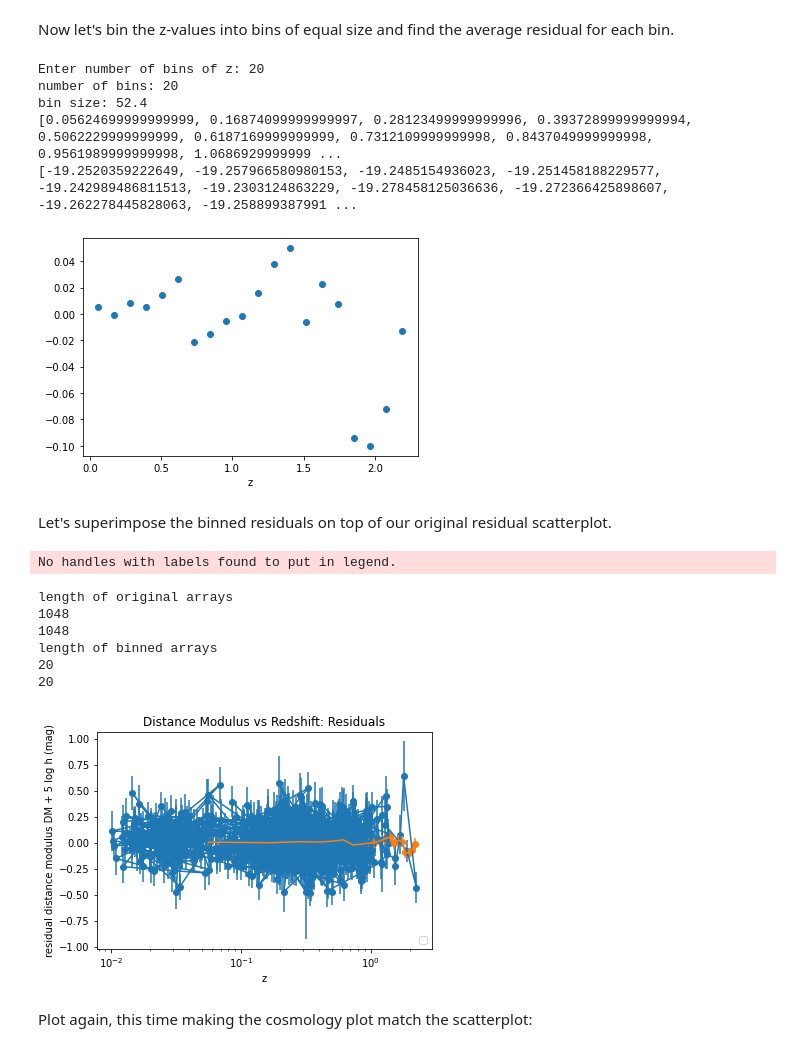
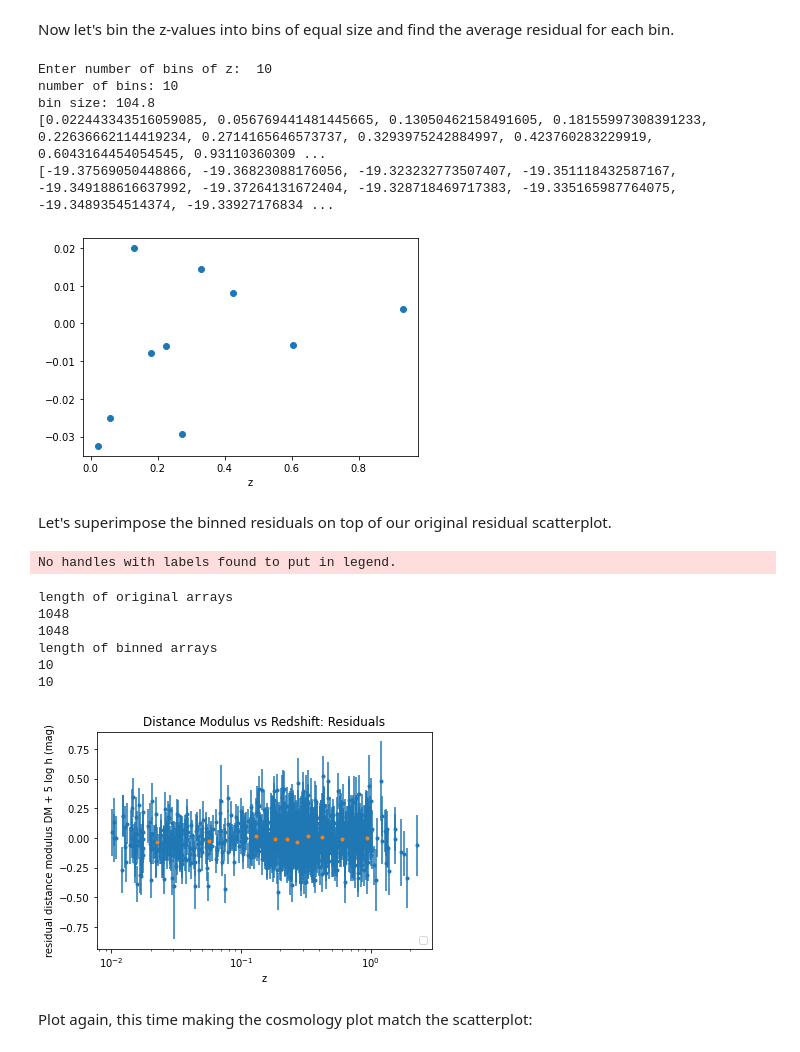
Before and after one commit to henryshi1/cosmology, a Jupyter notebook: URECA_2020/Figure_11-v07-bins.ipynb, the cells around one changed output. Cells and saved outputs as stored; diff of their text form; code cells hidden in the pictures.

```diff
--- a/URECA_2020/Figure_11-v07-bins.ipynb
+++ b/URECA_2020/Figure_11-v07-bins.ipynb
@@ -336,8 +336,6 @@ bin_mean = 0.0                                      # average residual for the g
 bin_means = []                                      # average residuals for bins, in an array
 bin_mean_se = 0.0                                   # standard error of the current bin
 bin_mean_ses = []                                   # array of standard errors of bins
-sum_wj_rj = 0.0                                     # sum of: (weight times residual)
-sum_wj = 0.0                                        # sum of weights
 
 print("number of bins: " + str(Nbins))
 print("bin size: " + str(bin_size))
@@ -345,16 +343,20 @@ print("bin size: " + str(bin_size))
 # iterate over all bins, calculate average residual for each bin
 
 for i in range(Nbins):
-    cur_z += zstep                      # increment the current average binned z value
-
     wj = 0.0           # weight
     rj = 0.0           # residual
+    zj = 0.0
+
+    sum_wj_rj = 0.0                                     # sum of: (weight times residual)
+    sum_wj = 0.0                                        # sum of weights
+    sum_wj_zj = 0.0
 
     # Inside the current bin, sum the residuals
     while (j < math.ceil((i+1)*bin_size) and j < len(res)): # Inside the current bin, sum the residuals
         rj = res[j]
-        wj = 1.0/sigma_res[j]
+        wj = 1.0/(sigma_res[j]*sigma_res[j])
         sum_wj_rj += wj * rj
+        sum_wj_zj += wj * zs[j]
         sum_wj += wj
         j+=1
 
@@ -366,6 +368,7 @@ for i in range(Nbins):
     bin_mean_ses.append(bin_mean_se)
 
     # Append the current z-value to array of binned z-values
+    cur_z = sum_wj_zj / sum_wj
     binned_z.append(cur_z)
 
     # reset incremental values to 0
@@ -385,47 +388,47 @@ plt.ylabel("")
 plt.scatter(binned_z, bin_means-avg_res)
 plt.show()
 # %% [output]
-Enter number of bins of z: 20
-number of bins: 20
-bin size: 52.4
-[0.05624699999999999, 0.16874099999999997, 0.28123499999999996, 0.39372899999999994, 0.5062229999999999, 0.6187169999999999, 0.7312109999999998, 0.8437049999999998, 0.9561989999999998, 1.0686929999999 ...
-[-19.2520359222649, -19.257966580980153, -19.2485154936023, -19.251458188229577, -19.242989486811513, -19.2303124863229, -19.278458125036636, -19.272366425898607, -19.262278445828063, -19.258899387991 ...
+Enter number of bins of z:  10
+number of bins: 10
+bin size: 104.8
+[0.022443343516059085, 0.056769441481445665, 0.13050462158491605, 0.18155997308391233, 0.22636662114419234, 0.2714165646573737, 0.3293975242884997, 0.423760283229919, 0.6043164454054545, 0.93110360309 ...
+[-19.37569050448866, -19.36823088176056, -19.323232773507407, -19.351118432587167, -19.349188616637992, -19.37264131672404, -19.328718469717383, -19.335165987764075, -19.3489354514374, -19.33927176834 ...
-[figure, old version]
+[figure, new version]
 # %% [markdown]
 Let's superimpose the binned residuals on top of our original residual scatterplot.
 # %%
 print("length of original arrays")
 print(len(sne_x))
 print(len(res))
 print("length of binned arrays")
 print(len(binned_z))
 print(len(bin_means))
 
 param_text = r"$\left(\Omega_M, w\right) = " + "(" + str(omega_m) + ", " + str(w) + ")$"
 
 plt.title("Distance Modulus vs Redshift: Residuals")
 plt.xlabel("z")
 plt.ylabel("residual distance modulus DM + 5 log h (mag)")
 
 # Original residuals
-plt.scatter(sne_x, res-avg_res)
-plt.errorbar(sne_x, res-avg_res, yerr=sigma_res)
+#plt.scatter(sne_x, res-avg_res)
+plt.errorbar(zs, res-avg_res, yerr=sigma_res, fmt='.')
 
 # Binned residuals
-plt.scatter(binned_z, bin_means-avg_res)
-plt.errorbar(binned_z, bin_means-avg_res, yerr=bin_mean_ses)
+#plt.scatter(binned_z, bin_means-avg_res)
+plt.errorbar(binned_z, bin_means-avg_res, yerr=bin_mean_ses, fmt='.')
 plt.xscale('log')
 plt.legend(loc='lower right')
 plt.show()
 # %% [output]
 No handles with labels found to put in legend.
 length of original arrays
 1048
 1048
 length of binned arrays
-20
-20
+10
+10
-[figure, old version]
+[figure, new version]
 # %% [markdown]
 Plot again, this time making the cosmology plot match the scatterplot:
 # %%
```
Also changed, not shown: parts of 3 cells of this notebook.
